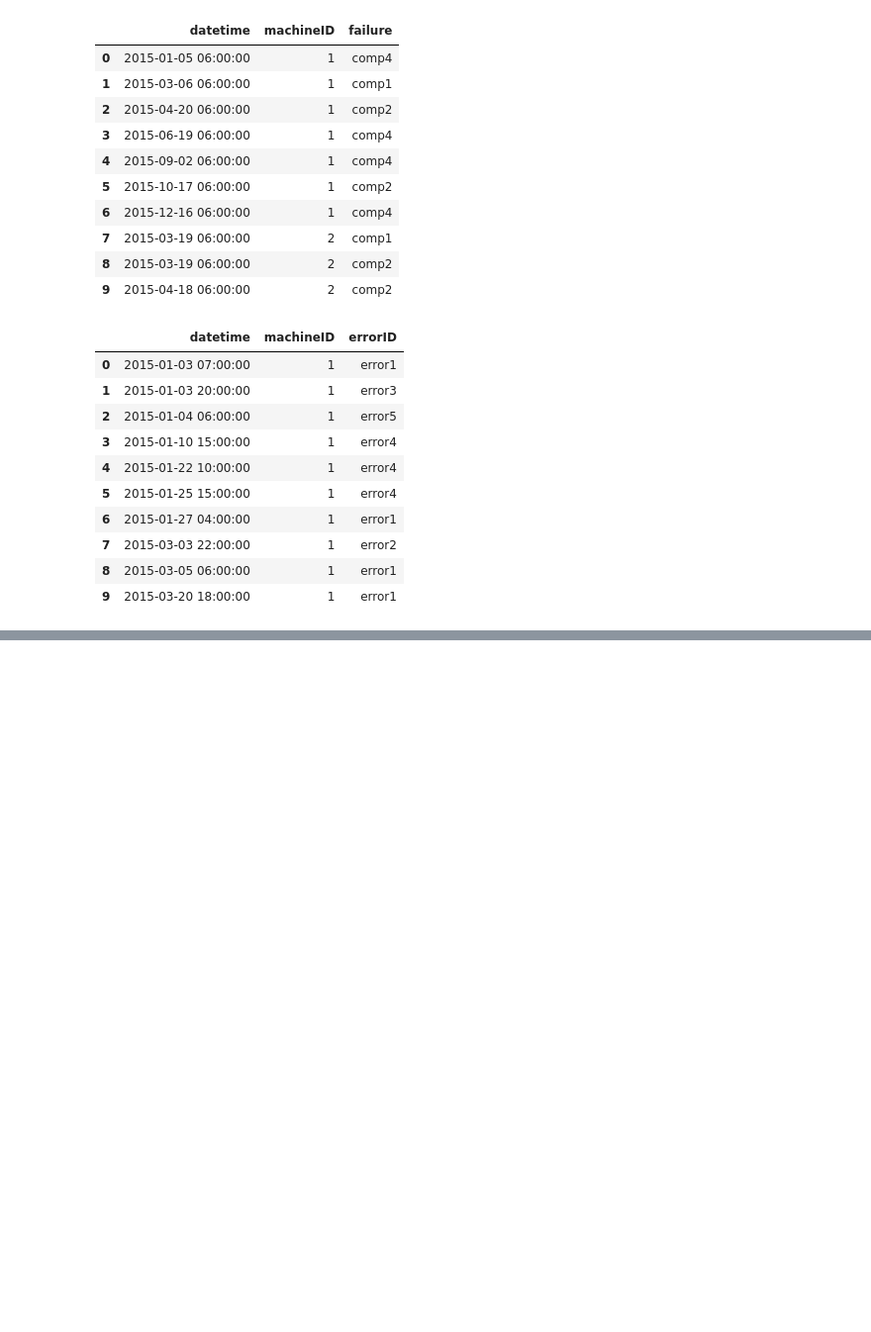
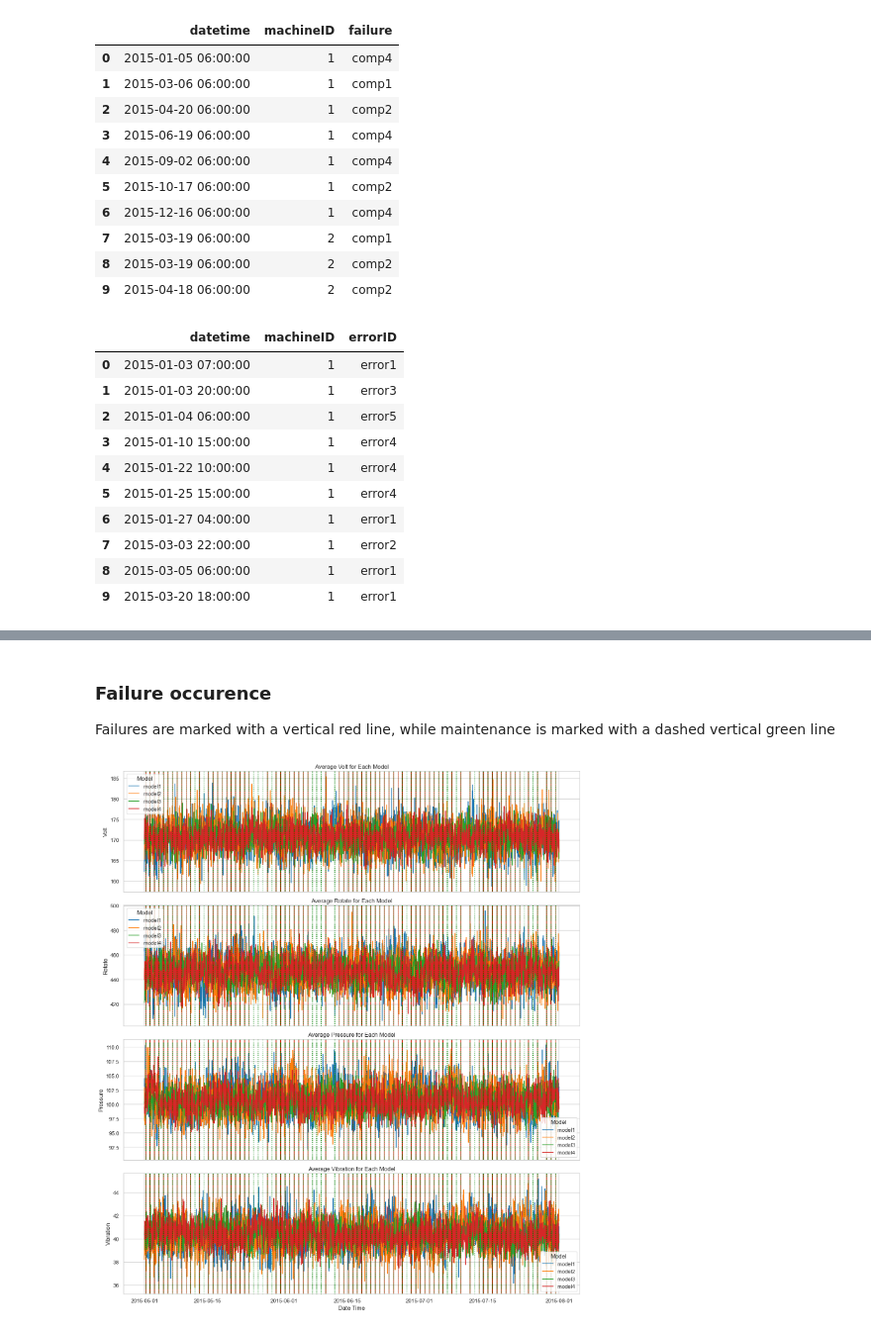
Before and after one commit to ainsleylaiuw/predictive-maintenance, a Jupyter notebook: exploratory.ipynb, the cells around one changed output, grey strips where cells are left out. Shown at 99% size. Cells and saved outputs as stored; diff of their text form; code cells hidden in the pictures; blank space fills up the shorter version.

```diff
--- a/exploratory.ipynb
+++ b/exploratory.ipynb
@@ -86,0 +165,59 @@ print(os.cpu_count())
+# %% [markdown]
+### Failure occurence
+
+Failures are marked with a vertical red line, while maintenance is marked with a dashed vertical green line
+# %%
+telemetry['datetime'] = pd.to_datetime(telemetry['datetime'])
+failures['datetime'] = pd.to_datetime(failures['datetime'])
+maint['datetime'] = pd.to_datetime(maint['datetime'])
+
+# Merge telemetry with machines to get model types
+telemetry_with_model = pd.merge(telemetry, machines, on='machineID')
+
+# Specify the time window
+start_date = '2015-05-01'
+end_date = '2015-08-01'
+telemetry_filtered = telemetry_with_model[(telemetry_with_model['datetime'] >= start_date) & (telemetry_with_model['datetime'] <= end_date)]
+
+# Calculate average values for each telemetry feature grouped by model type and datetime
+average_telemetry = telemetry_filtered.groupby(['datetime', 'model']).mean().reset_index()
+
+# Merge failures and maintenance with machines to get model types for each event
+failures_with_model = pd.merge(failures, machines, on='machineID')
+maint_with_model = pd.merge(maint, machines, on='machineID')
+
+# Filter the events to include only those within the time window
+failures_filtered = failures_with_model[(failures_with_model['datetime'] >= start_date) & (failures_with_model['datetime'] <= end_date)]
+maint_filtered = maint_with_model[(maint_with_model['datetime'] >= start_date) & (maint_with_model['datetime'] <= end_date)]
+
+# Plotting
+telemetry_features = ['volt', 'rotate', 'pressure', 'vibration']
+models = telemetry_with_model['model'].unique()
+
+fig, axs = plt.subplots(len(telemetry_features), 1, figsize=(14, 16), sharex=True)
+
+for i, feature in enumerate(telemetry_features):
+    ax = axs[i]
+    sns.lineplot(data=average_telemetry, x='datetime', y=feature, hue='model', ax=ax, palette='tab10')
+    ax.set_title(f'Average {feature.capitalize()} for Each Model')
+    ax.set_xlabel('Date Time')
+    ax.set_ylabel(f'{feature.capitalize()}')
+
+    # Plot vertical lines for failures
+    for model in models:
+        model_failures = failures_filtered[failures_filtered['model'] == model]
+        for failure_time in model_failures['datetime']:
+            ax.axvline(failure_time, color='red', linestyle='-', alpha=0.7)
+
+    # Plot vertical lines for maintenances
+    for model in models:
+        model_maint = maint_filtered[maint_filtered['model'] == model]
+        for maint_time in model_maint['datetime']:
+            ax.axvline(maint_time, color='green', linestyle=':', alpha=0.7)
+
+    ax.legend(title='Model')
+
+plt.tight_layout()
+plt.show()
+# %% [output]
+[figure, added]
```
Also changed, not shown: parts of 12 cells of this notebook.
